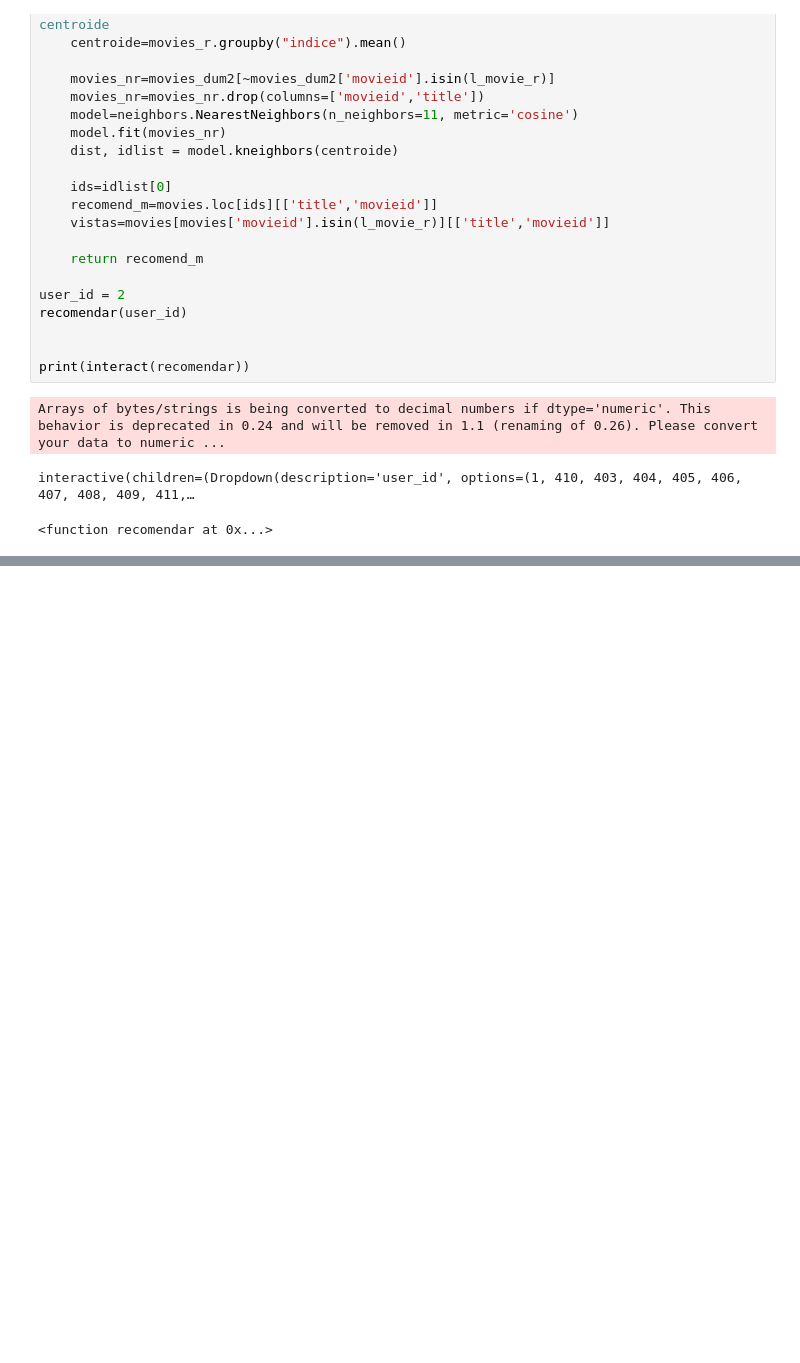
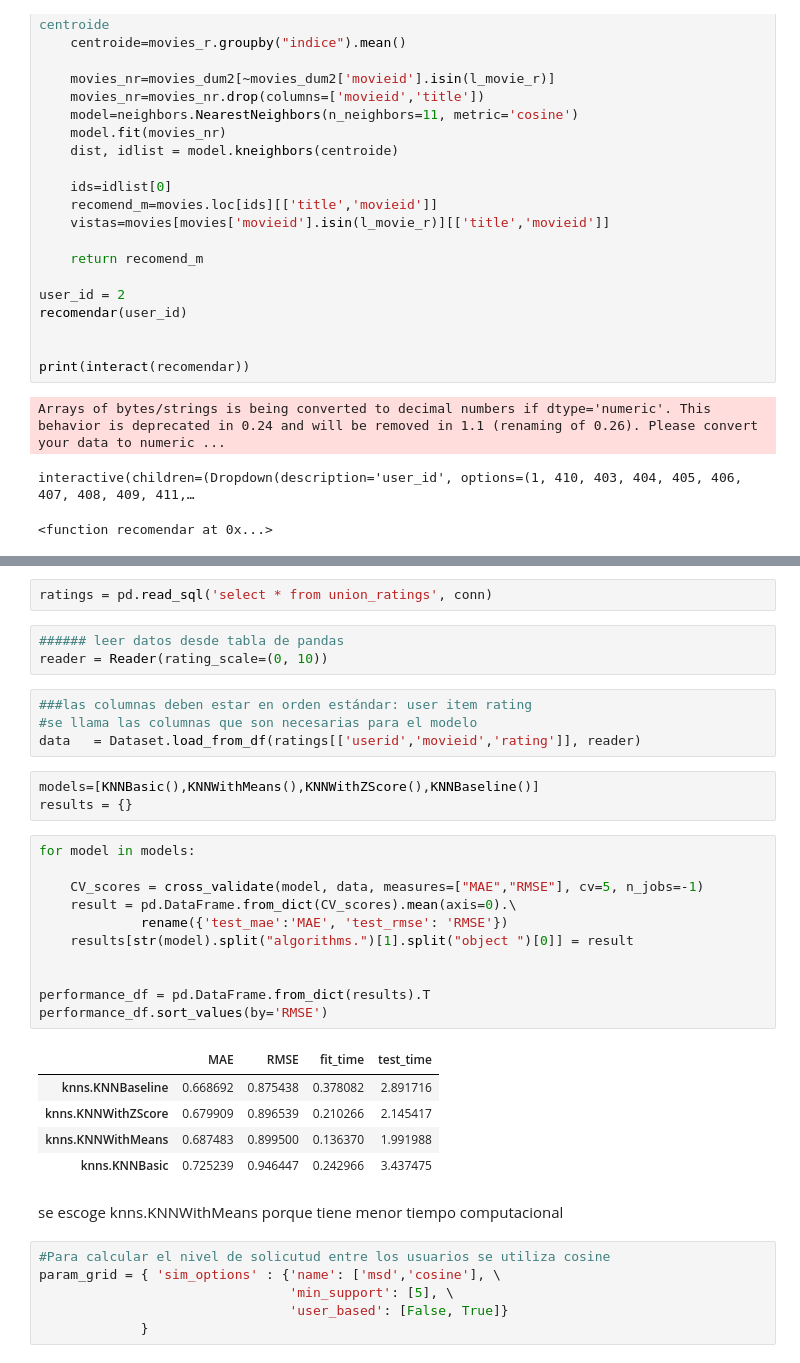
Before and after one commit to Bast-aleja/Marketing_1, a Jupyter notebook: Lectura_y_depuración_bases_Trabajo_peliculasreal.ipynb, the cells around one changed output, grey strips where cells are left out. Drawn from its saved outputs; the diff is of its cells as text; blank space fills up the shorter version.

```diff
--- a/Lectura_y_depuración_bases_Trabajo_peliculasreal.ipynb
+++ b/Lectura_y_depuración_bases_Trabajo_peliculasreal.ipynb
@@ -828,0 +892,37 @@ interactive(children=(Dropdown(description='user_id', options=(1, 410, 403, 404,
+# %%
+ratings = pd.read_sql('select * from union_ratings', conn)
+# %%
+###### leer datos desde tabla de pandas
+reader = Reader(rating_scale=(0, 10))
+# %%
+###las columnas deben estar en orden estándar: user item rating
+#se llama las columnas que son necesarias para el modelo
+data   = Dataset.load_from_df(ratings[['userid','movieid','rating']], reader)
+# %%
+models=[KNNBasic(),KNNWithMeans(),KNNWithZScore(),KNNBaseline()]
+results = {}
+# %%
+for model in models:
+
+    CV_scores = cross_validate(model, data, measures=["MAE","RMSE"], cv=5, n_jobs=-1)
+    result = pd.DataFrame.from_dict(CV_scores).mean(axis=0).\
+             rename({'test_mae':'MAE', 'test_rmse': 'RMSE'})
+    results[str(model).split("algorithms.")[1].split("object ")[0]] = result
+
+
+performance_df = pd.DataFrame.from_dict(results).T
+performance_df.sort_values(by='RMSE')
+# %% [output]
+|  | MAE | RMSE | fit_time | test_time |
+| knns.KNNBaseline | 0.668692 | 0.875438 | 0.378082 | 2.891716 |
+| knns.KNNWithZScore | 0.679909 | 0.896539 | 0.210266 | 2.145417 |
+| knns.KNNWithMeans | 0.687483 | 0.899500 | 0.136370 | 1.991988 |
+| knns.KNNBasic | 0.725239 | 0.946447 | 0.242966 | 3.437475 |
+# %% [markdown]
+se escoge knns.KNNWithMeans porque tiene menor tiempo computacional
+# %%
+#Para calcular el nivel de solicutud entre los usuarios se utiliza cosine
+param_grid = { 'sim_options' : {'name': ['msd','cosine'], \
+                                'min_support': [5], \
+                                'user_based': [False, True]}
+             }
```
Also changed, not shown: parts of 28 cells of this notebook.
